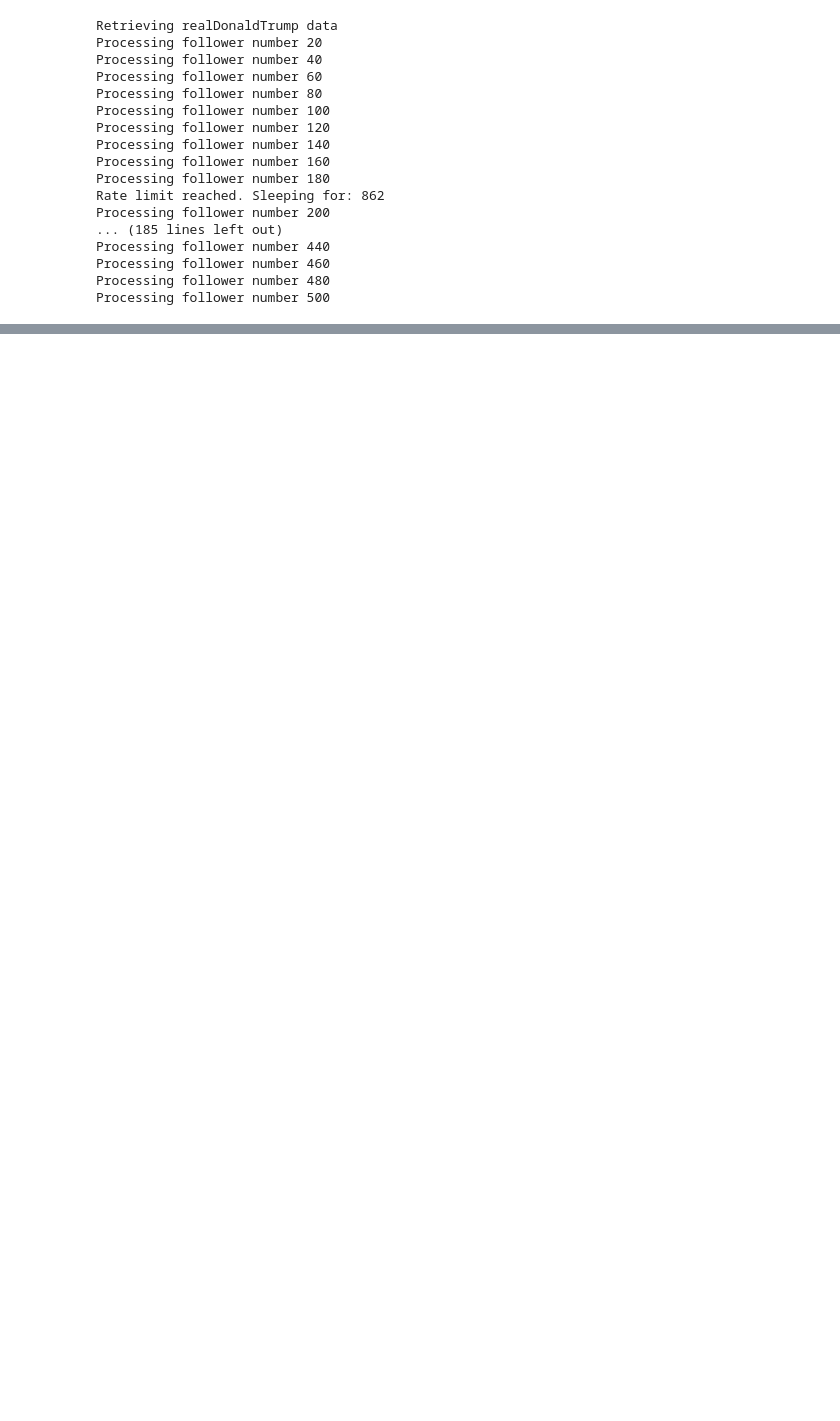
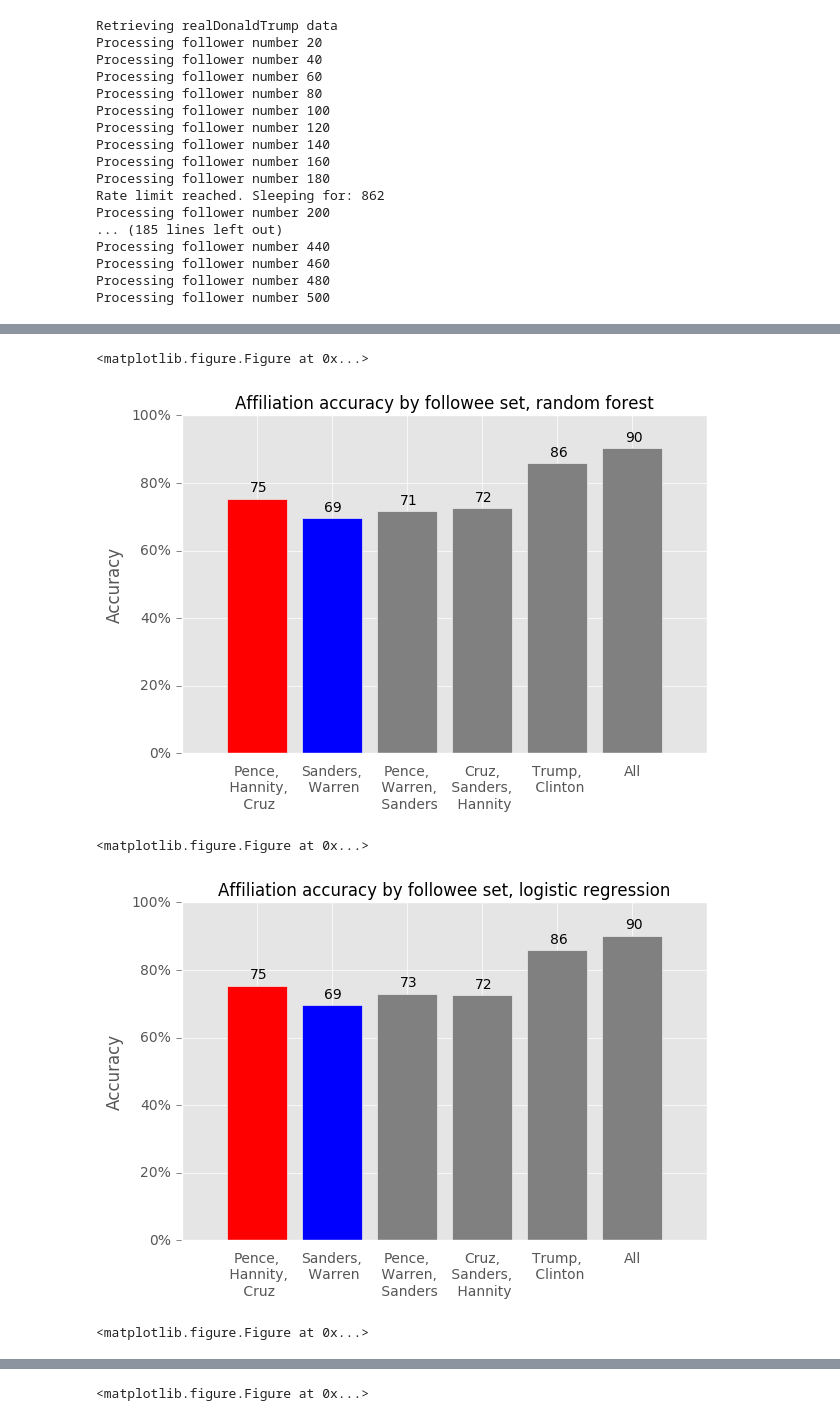
Before and after one commit to davidjwiner/political_affiliation_prediction, a Jupyter notebook: notebooks/Mobilize50-Twitter-Targeting.ipynb, the cells around one changed output, grey strips where cells are left out. Cells and saved outputs as stored; diff of their text form; code cells hidden in the pictures; blank space fills up the shorter version.

Commit message:
Add plotting, discussion

```diff
--- a/notebooks/Mobilize50-Twitter-Targeting.ipynb
+++ b/notebooks/Mobilize50-Twitter-Targeting.ipynb
@@ -197,0 +208,54 @@ Accuracy is 0.904 on a test set size of 500
+# %%
+# Plotting
+
+from matplotlib import pyplot as plt
+plt.style.use('ggplot')
+
+def plot_accuracies(accuracies, classifier, figure):
+    plt.figure(figure)
+    fig, ax = plt.subplots()
+    colors = ['red', 'blue', 'gray', 'gray', 'gray', 'gray']
+    fig.tight_layout()
+
+    plt.bar(np.arange(6), accuracies, align="center", color=colors)
+    y_ticks = ax.get_yticks()
+    percentages = [str(int(y * 100)) + "%" for y in y_ticks]
+
+    ax.set_xticks([0, 1, 2, 3, 4, 5])
+    ax.set_xticklabels(["Pence,\n Hannity,\n Cruz",
+                        "Sanders,\n Warren",
+                        "Pence,\n Warren,\n Sanders",
+                        "Cruz,\n Sanders, \n Hannity",
+                        "Trump,\n Clinton",
+                        "All"])
+    ax.set_yticklabels(percentages)
+    ax.set_ylabel("Accuracy")
+    ax.set_title("Affiliation accuracy by followee set, {0}".format(classifier), fontsize=12)
+
+    plt.tick_params(
+        axis='x',          # changes apply to the x-axis
+        which='both',      # both major and minor ticks are affected
+        bottom='off',      # ticks along the bottom edge are off
+        top='off',         # ticks along the top edge are off
+        labelbottom='on') # labels along the bottom edge are off
+
+    plt.tick_params(
+        axis='y',          # changes apply to the x-axis
+        which='both',      # both major and minor ticks are affected
+        left='on',         # ticks along the bottom edge are off
+        right='off')       # ticks along the top edge are off
+
+    for i, v in enumerate(accuracies):
+        plt.text(i - 0.1, v + 0.02, str(int(v * 100)), color='black')
+
+    plt.show()
+
+# accuracies
+for i in range(len(classifiers)):
+    plot_accuracies(accuracies[i], classifiers[i][1], i)
+# %% [output]
+<matplotlib.figure.Figure at 0x...>
+[figure, added]
+<matplotlib.figure.Figure at 0x...>
+[figure, added]
+<matplotlib.figure.Figure at 0x...>
@@ -197,0 +263 @@ Accuracy is 0.904 on a test set size of 500
+<matplotlib.figure.Figure at 0x...>
```
Also changed, not shown: parts of 11 cells of this notebook.
